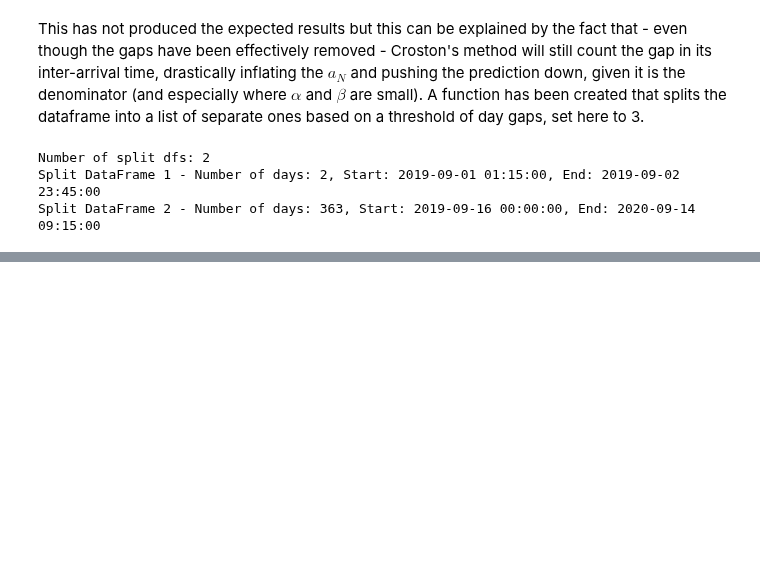
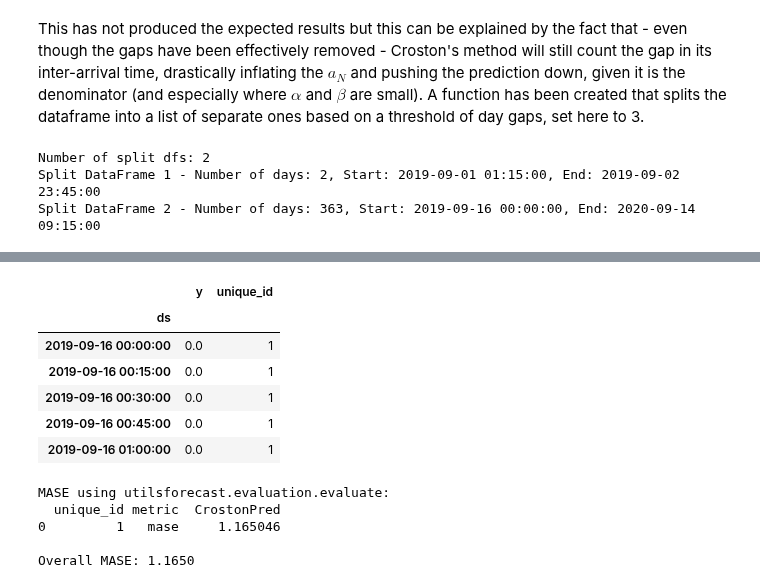
Before and after one commit to rdbrist/masters_project, a Jupyter notebook: notebooks/2.01-rd-modelling-cob-peaks-timeseries.ipynb, the cells around one changed output, grey strips where cells are left out. Cells and saved outputs as stored; diff of their text form; code cells hidden in the pictures; blank space fills up the shorter version.

```diff
--- a/notebooks/2.01-rd-modelling-cob-peaks-timeseries.ipynb
+++ b/notebooks/2.01-rd-modelling-cob-peaks-timeseries.ipynb
@@ -280,0 +284,15 @@ forecast_df.describe()
+# %%
+import pandas as pd
+import numpy as np
+from utilsforecast.losses import mase
+from utilsforecast.evaluation import evaluate
+from functools import partial
+from src.time_series_analysis import split_ts
+
+# --- 1. Prepare your data ---
+# Assume 'df' is your original DataFrame with 'unique_id', 'ds', 'y'
+# For intermittent data, it's crucial to have a 'unique_id' even if it's just one series.
+# This structure is expected by utilsforecast.
+# For MASE, the train set is used to calculate the scaling factor (naive MAE)
+train_df, test_df = split_ts(pred_df, 0.8)
+train_df.drop(columns=['CrostonPred'], inplace=True)
@@ -280,0 +307,37 @@ forecast_df.describe()
+# %%
+train_df.head()
+# %% [output]
+|  | y | unique_id |
+| ds |  |  |
+| 2019-09-16 00:00:00 | 0.0 | 1 |
+| 2019-09-16 00:15:00 | 0.0 | 1 |
+| 2019-09-16 00:30:00 | 0.0 | 1 |
+| 2019-09-16 00:45:00 | 0.0 | 1 |
+| 2019-09-16 01:00:00 | 0.0 | 1 |
+# %%
+# Define the MASE metric with optional seasonality
+# Use functools.partial to pre-set the seasonality argument if needed
+mase_metric = partial(mase, seasonality=intervals_per_day)
+
+# Evaluate the model
+evaluation_results = evaluate(
+    df=test_df,
+    metrics=[mase_metric], # Pass the mase function (or partial)
+    models=['CrostonPred'], # The column name of your predictions
+    train_df=train_df, # Crucial for MASE to calculate the scaling factor
+    id_col='unique_id',
+    time_col='ds',
+    target_col='y'
+)
+
+print("\nMASE using utilsforecast.evaluation.evaluate:")
+print(evaluation_results)
+
+overall_mase = evaluation_results['CrostonPred'].mean()
+print(f"\nOverall MASE: {overall_mase:.4f}")
+# %% [output]
+MASE using utilsforecast.evaluation.evaluate:
+  unique_id metric  CrostonPred
+0         1   mase     1.165046
+
+Overall MASE: 1.1650
```
Also changed, not shown: parts of 14 cells of this notebook, 2 other files.
